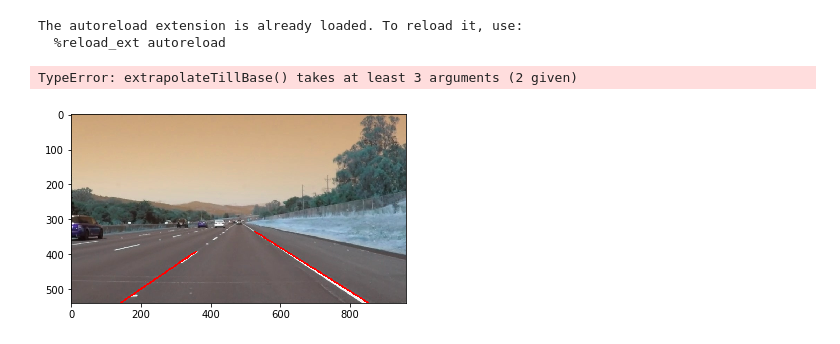
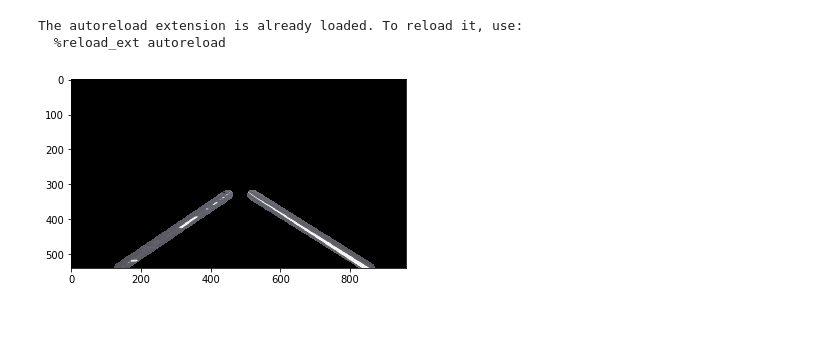
Before and after one commit to rohanraja/carLaneDetector_P1, a Jupyter notebook: DetectLanesCodeTester.ipynb, the cells around one changed output. Saved outputs shown, nothing was run; the diff lists cells and outputs as text; code cells hidden in the pictures.

```diff
--- a/DetectLanesCodeTester.ipynb
+++ b/DetectLanesCodeTester.ipynb
@@ -58,7 +58,6 @@ max_line_gap = params.get("hMaxLineGap", 1)
 hLines = get_hough_lines(canny_edges, rho, theta, threshold, min_line_length, max_line_gap)
 houghImg = draw_hough_lines(canny_edges, hLines)
 
-linedImg = np.copy(img)
 
 lnValsLeft = []
 lnValsRight = []
@@ -74,38 +73,41 @@ for l in hLines:
         lnVal = (540 - max(ln.y1, ln.y2) , ln.length(), ln.slope, ln)
         if(ln.slope < 0):
             lnValsLeft.append(lnVal)
         else:
             lnValsRight.append(lnVal)
 
 lnValsLeft.sort(key=lambda x: x[0] + 1000/x[1])
 lnValsRight.sort(key=lambda x: x[0] + 1000/x[1])
 #pp.pprint(lnValsLeft)
 #pp.pprint(lnValsRight)
 
+#linedImg = np.copy(img)
+linedImg = np.zeros_like(gray)
+
 lnValsLeft[0][3].draw(linedImg)
 lnValsRight[0][3].draw(linedImg)
+lnValsLeft[0][3].extrapolateTillBase(linedImg,lnValsRight[0][3])
+lnValsRight[0][3].extrapolateTillBase(linedImg,lnValsLeft[0][3])
 
-lnValsLeft[0][3].extrapolateTillBase(linedImg)
-lnValsRight[0][3].extrapolateTillBase(linedImg)
+lineMask = cv2.bitwise_and(img, img, mask=linedImg)
+lineMask = cv2.cvtColor(lineMask, cv2.COLOR_BGR2RGB)
 
 outpDict = {
-        "final": linedImg,
+        "final": lineMask,
         "blur": blur,
         "gray": gray,
         "canny": canny_edges,
         "hsv": hsv,
         "brightness": hsv[:,:,2],
         "hue": hsv[:,:,1],
         "saturation": hsv[:,:,0],
         "bMask": bMask,
         "hough": houghImg,
 
 }
 
 outImg = outpDict[stage]
+
+showimg(outImg)
 # %% [output]
-TypeError: extrapolateTillBase() takes at least 3 arguments (2 given)
+[figure, added]
-# %%
-showimg(outImg)
-# %% [output]
-[figure, removed]
```
Also changed, not shown: parts of 12 cells of this notebook, 5 other files.
